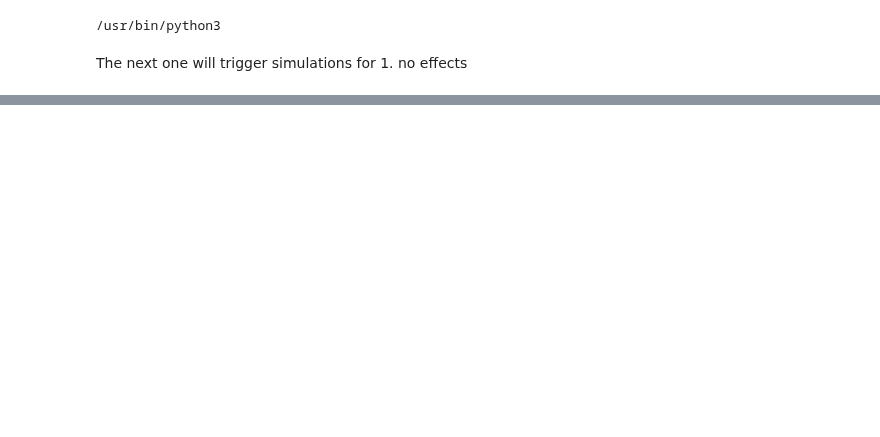
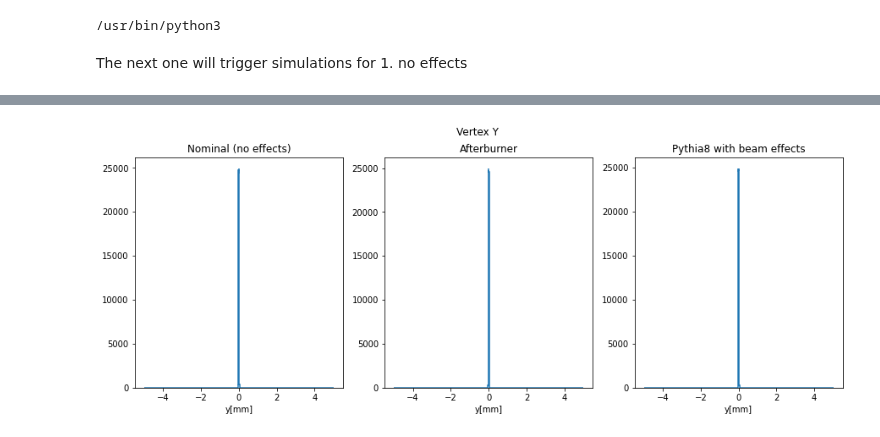
Before and after one commit to eic/afterburner, a Jupyter notebook: python/comparison.ipynb, the cells around one changed output, grey strips where cells are left out. Saved outputs shown, nothing was run; the diff lists cells and outputs as text; code cells hidden in the pictures; blank space fills up the shorter version.

```diff
--- a/python/comparison.ipynb
+++ b/python/comparison.ipynb
@@ -172,0 +181,4 @@ compare_2d_plots('partPhiVsEta', 'Phi vs Eta comparison', 'Eta', 'Phi')
+# %%
+compare_1d("vtxY", "Vertex Y", "y[mm]", "")
+# %% [output]
+[figure, added]
```
Also changed, not shown: parts of 17 cells of this notebook, 3 other files.
